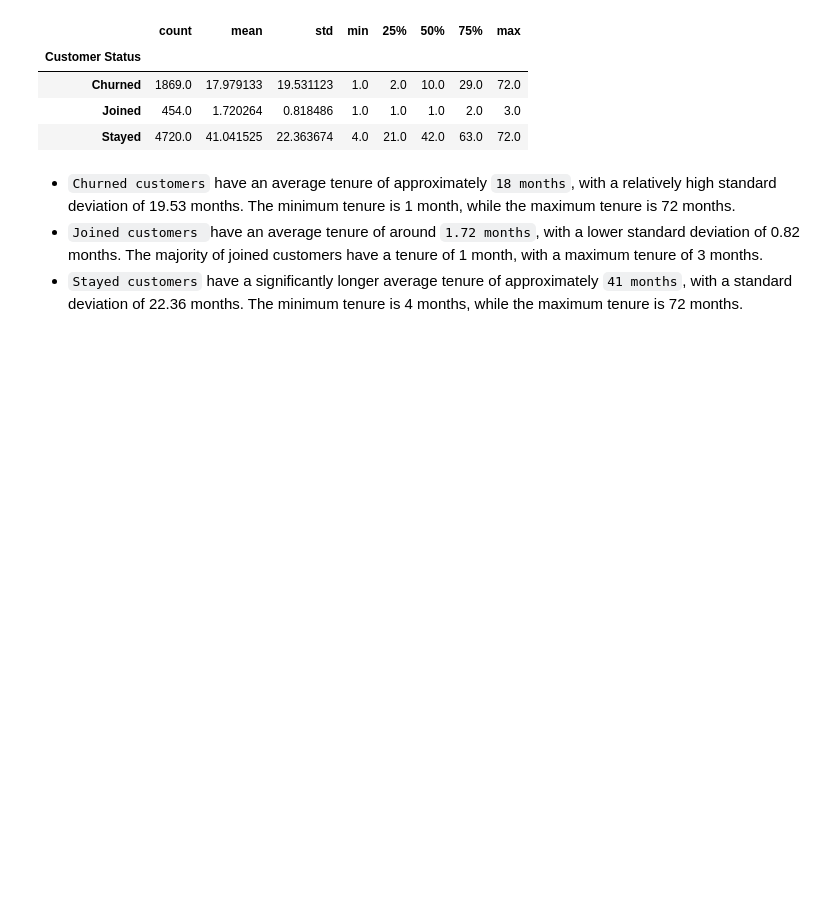
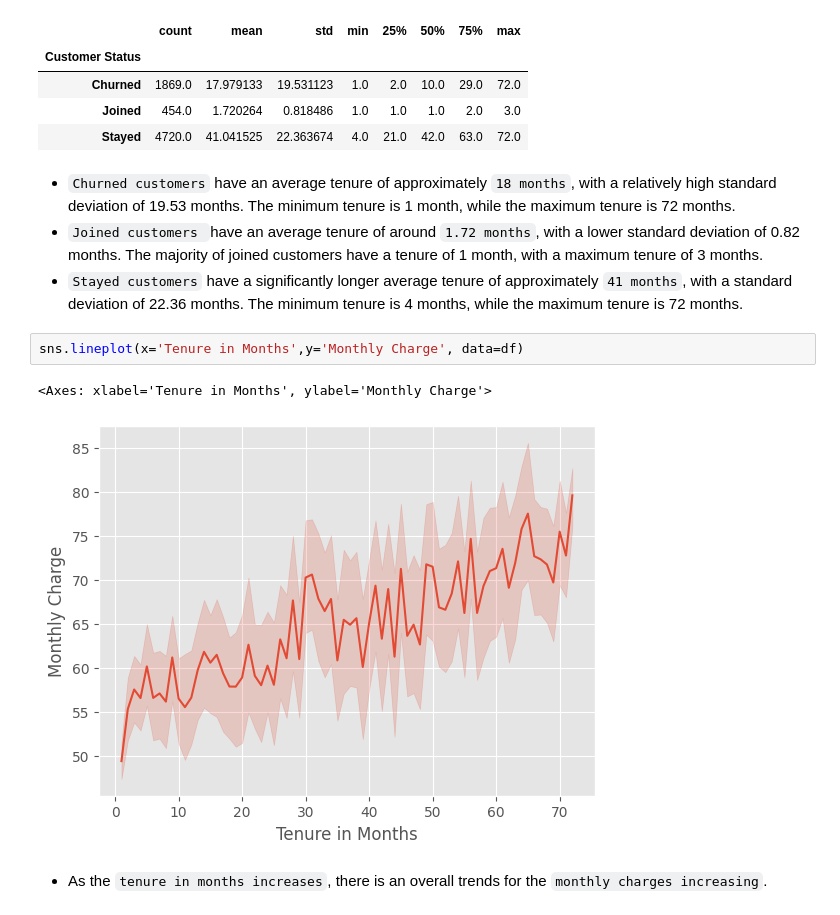
Before and after one commit to bhutto17/Telecom-Churn-Analysis, a Jupyter notebook: Telecom_Churn_Analysis.ipynb, the cells around one changed output. Saved outputs shown, nothing was run; the diff lists cells and outputs as text; blank space fills up the shorter version.

Commit message:
Visualize relationship between tenure and monthly charges using line plot

```diff
--- a/Telecom_Churn_Analysis.ipynb
+++ b/Telecom_Churn_Analysis.ipynb
@@ -275,3 +275,10 @@ df.groupby(['Customer Status'])['Tenure in Months'].describe()
 - `Churned customers` have an average tenure of approximately `18 months`, with a relatively high standard deviation of 19.53 months. The minimum tenure is 1 month, while the maximum tenure is 72 months.
 - `Joined customers `have an average tenure of around `1.72 months`, with a lower standard deviation of 0.82 months. The majority of joined customers have a tenure of 1 month, with a maximum tenure of 3 months.
 - `Stayed customers` have a significantly longer average tenure of approximately `41 months`, with a standard deviation of 22.36 months. The minimum tenure is 4 months, while the maximum tenure is 72 months.
+# %%
+sns.lineplot(x='Tenure in Months',y='Monthly Charge', data=df)
+# %% [output]
+<Axes: xlabel='Tenure in Months', ylabel='Monthly Charge'>
+[figure, added]
+# %% [markdown]
+- As the `tenure in months increases`, there is an overall trends for the `monthly charges increasing`.
```
